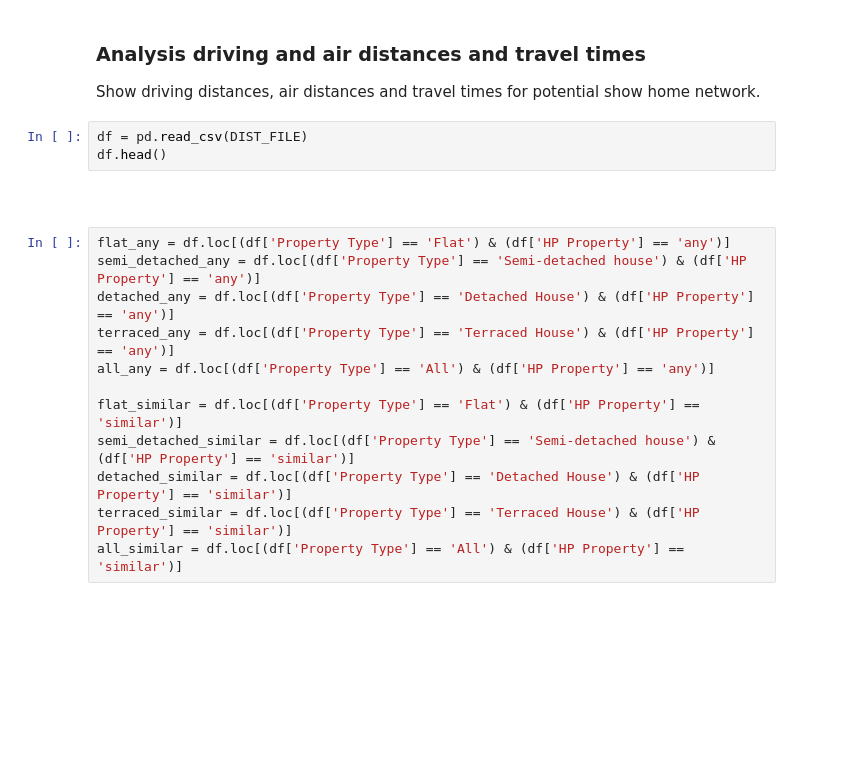
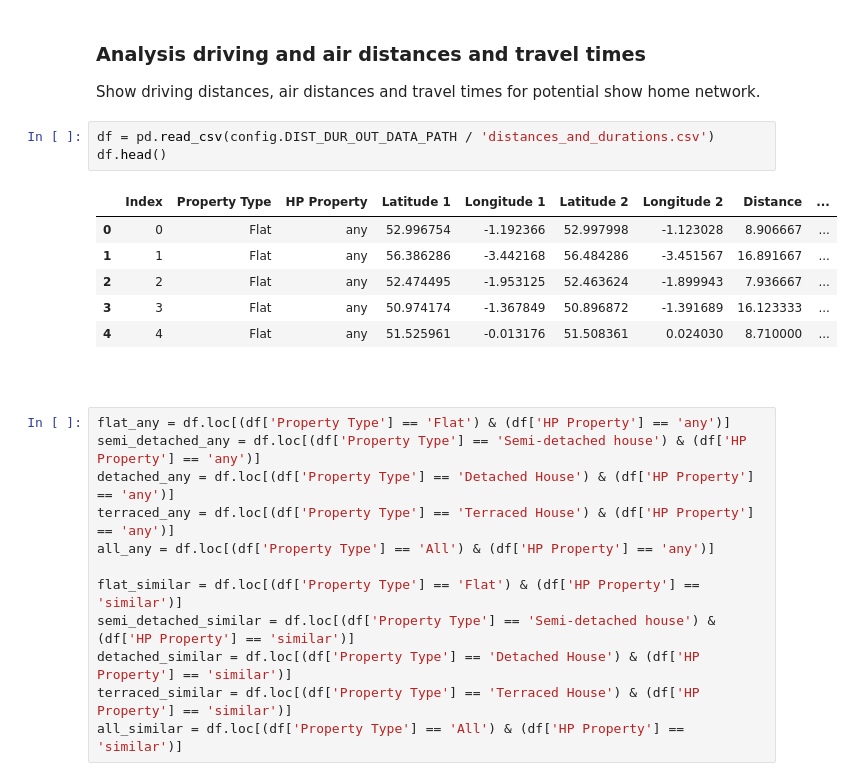
Before and after one commit to nestauk/show_homes, a Jupyter notebook: show_homes/analysis/Show_Homes_Speed_Testing_Results.ipynb, the cells around one changed output. Cells and saved outputs as stored; diff of their text form; blank space fills up the shorter version.

```diff
--- a/show_homes/analysis/Show_Homes_Speed_Testing_Results.ipynb
+++ b/show_homes/analysis/Show_Homes_Speed_Testing_Results.ipynb
@@ -45,8 +46,15 @@ DIST_FILE_NEW = PROJECT_DIR / 'outputs/data/distances_and_durations_updated.csv'
 
 Show driving distances, air distances and travel times for potential show home network.
 # %%
-df = pd.read_csv(DIST_FILE)
+df = pd.read_csv(config.DIST_DUR_OUT_DATA_PATH / 'distances_and_durations.csv')
 df.head()
+# %% [output]
+|  | Index | Property Type | HP Property | Latitude 1 | Longitude 1 | Latitude 2 | Longitude 2 | Distance | ... |
+| 0 | 0 | Flat | any | 52.996754 | -1.192366 | 52.997998 | -1.123028 | 8.906667 | ... |
+| 1 | 1 | Flat | any | 56.386286 | -3.442168 | 56.484286 | -3.451567 | 16.891667 | ... |
+| 2 | 2 | Flat | any | 52.474495 | -1.953125 | 52.463624 | -1.899943 | 7.936667 | ... |
+| 3 | 3 | Flat | any | 50.974174 | -1.367849 | 50.896872 | -1.391689 | 16.123333 | ... |
+| 4 | 4 | Flat | any | 51.525961 | -0.013176 | 51.508361 | 0.024030 | 8.710000 | ... |
 # %% [markdown]
 ##
 # %%
```
Also changed, not shown: parts of 12 cells of this notebook, 1 other file.
